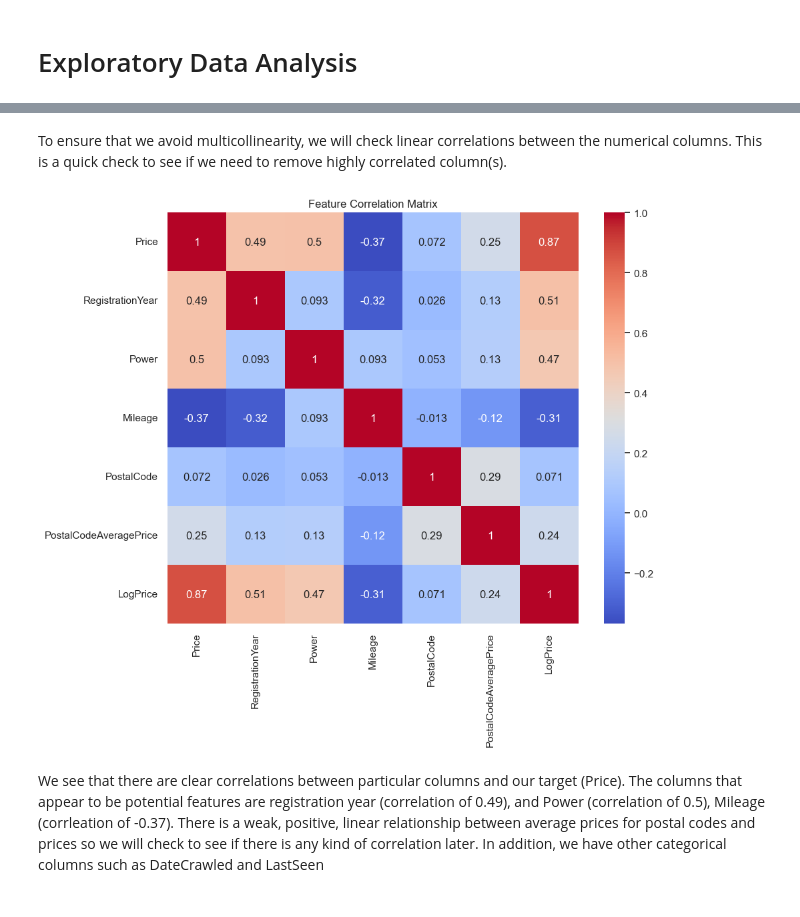
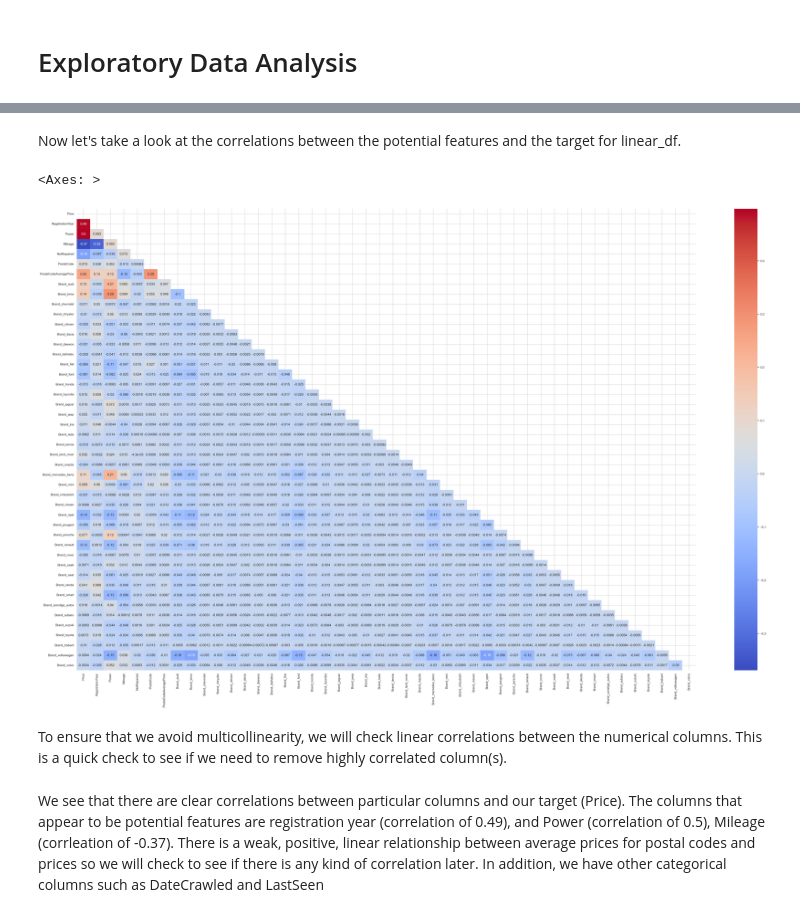
Before and after one commit to T4nT4n/sprint12, a Jupyter notebook: sprint_12_project.ipynb, the cells around one changed output, grey strips where cells are left out. Saved outputs shown, nothing was run; the diff lists cells and outputs as text; code cells hidden in the pictures.

```diff
--- a/sprint_12_project.ipynb
+++ b/sprint_12_project.ipynb
@@ -1055,16 +1149,20 @@ Since we showed that Brand affect Price, we can encode Brand using frequency enc
+# %% [markdown]
+Now let's take a look at the correlations between the potential features and the target for linear_df.
+# %%
+#Here is the correlation matrix of the dataframe that contains the target and potential features
+corr = potential_features_df.corr()
+
+#This is our mask that will allow us to filter the lower triangular part of our correlation matrix --> since it is symmetrical anyway
+mask = np.triu(np.ones_like(corr, dtype=bool))
+
+#Figure specs
+plt.figure(figsize=(50, 30))
+sns.heatmap(corr, cmap='coolwarm', mask=mask, annot=True)
+# %% [output]
+<Axes: >
+[figure, added]
 # %% [markdown]
 To ensure that we avoid multicollinearity, we will check linear correlations between the numerical columns. This is a quick check to see if we need to remove highly correlated column(s).
-# %%
-#Here is our correlation matrix
-corr_matrix = rusty_df.corr(numeric_only=True)
-
-#Plot specifications
-plt.figure(figsize=(10, 8))
-sns.heatmap(corr_matrix, annot=True, cmap='coolwarm', square=True)
-plt.title('Feature Correlation Matrix')
-plt.show()
-# %% [output]
-[figure, removed]
 # %% [markdown]
 We see that there are clear correlations between particular columns and our target (Price). The columns that appear to be potential features are registration year (correlation of 0.49), and Power (correlation  of 0.5), Mileage (corrleation of -0.37). There is a weak, positive, linear relationship between average prices for postal codes and prices so we will check to see if there is any kind of correlation later. In addition, we have other categorical columns such as DateCrawled and LastSeen
 # %%
```
Also changed, not shown: parts of 21 cells of this notebook.
